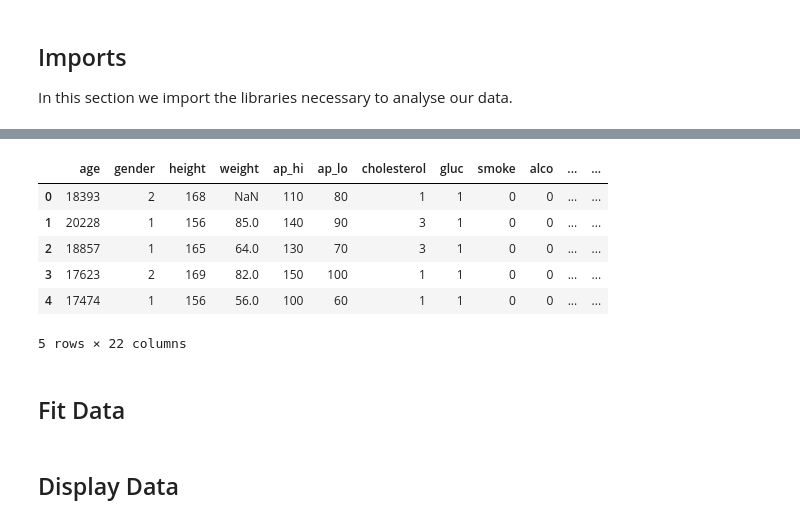
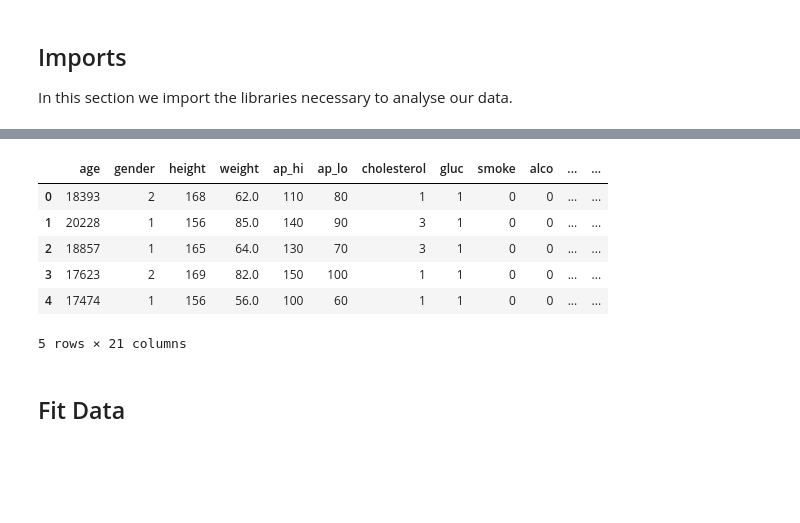
Before and after one commit to adam-fitz395/ML-Projects, a Jupyter notebook: Decision Tree/decision.ipynb, the cells around one changed output, grey strips where cells are left out. Cells and saved outputs as stored; diff of their text form; code cells hidden in the pictures; blank space fills up the shorter version.

```diff
--- a/Decision Tree/decision.ipynb
+++ b/Decision Tree/decision.ipynb
@@ -21,22 +30,27 @@ df=pd.read_csv("cardio_train.csv", sep=";")
 df = df.dropna(axis=0)
 df = df.drop('id', axis=1)
 
-# Drop weights below 40kg
-for weight in df['weight']:
-    if weight < 40:
-        df['weight'] = df['weight'].drop(axis=0, index=0)
+# Ensure height is in meters
+df['height_m'] = df['height'] / 100
 
-def categorize_weight(weight):
-    if 40 <= weight <= 60:
-        return '40 - 60'
-    elif 61 <= weight <= 80:
-        return '61 - 80'
-    elif 81 <= weight <= 100:
-        return '81 - 100'
+# Calculate BMI
+df['BMI'] = df['weight'] / (df['height_m'] ** 2)
+
+# Drop the temporary height_m column if not needed
+df = df.drop(columns=['height_m'])
+
+# Optionally categorize BMI (e.g., underweight, normal, overweight, obese)
+def categorize_bmi(bmi):
+    if bmi < 18.5:
+        return 'Underweight'
+    elif 18.5 <= bmi < 25:
+        return 'Normal'
+    elif 25 <= bmi < 30:
+        return 'Overweight'
     else:
-        return '100+'
+        return 'Obese'
 
-df['weight_category'] = df['weight'].apply(categorize_weight)
+df['BMI_category'] = df['BMI'].apply(categorize_bmi)
 
 # Get average blood pressure using high and low values
 df['bp_mean'] = df[['ap_hi', 'ap_lo']].mean(axis=1)
@@ -51,59 +65,44 @@ def categorize_bp(mean_bp):
         return 'Low'
 
 # Apply the categorization function
 df['bp_category'] = df['bp_mean'].apply(categorize_bp)
 
 # Convert ages to years
 df['ages_year'] = df['age'] // 365
 
 # Categorize ages into age groups
 def categorize_age(ages_year):
     if ages_year < 18:
         return 'Under 18'
     elif 18 <= ages_year <= 21:
-        return '18-21'
+        return '18 - 21'
     elif 21 < ages_year <= 40:
-        return '21-40'
+        return '21 - 40'
     elif 40 < ages_year <= 60:
-        return '41-60'
+        return '41 - 60'
     elif 60 < ages_year <= 80:
-        return '61-80'
+        return '61 - 80'
     else:
         return '80+'
 
 # Apply categorization
 df['age_category'] = df['ages_year'].apply(categorize_age)
 
-# Function to categorize height
-def categorize_height(height):
-    if height < 150:
-        return 'Short'
-    elif 150 <= height <= 170:
-        return 'Average'
-    elif 171 <= height <= 190:
-        return 'Tall'
-    else:
-        return 'Very Tall'
-
-# Apply categorization to height
-df['height_category'] = df['height'].apply(categorize_height)
-
 # Encode ages
 encoder = LabelEncoder()
-df['weight_category_encoded'] = encoder.fit_transform(df['weight_category'])
+df['BMI_category_encoded'] = LabelEncoder().fit_transform(df['BMI_category'])
 df['bp_category_encoded'] = encoder.fit_transform(df['bp_category'])
 df['age_category_encoded'] = encoder.fit_transform(df['age_category'])
-df['height_category_encoded'] = encoder.fit_transform(df['height_category'])
 
 df.head()
 # %% [output]
 |  | age | gender | height | weight | ap_hi | ap_lo | cholesterol | gluc | smoke | alco | ... | ... |
-| 0 | 18393 | 2 | 168 | NaN | 110 | 80 | 1 | 1 | 0 | 0 | ... | ... |
+| 0 | 18393 | 2 | 168 | 62.0 | 110 | 80 | 1 | 1 | 0 | 0 | ... | ... |
 | 1 | 20228 | 1 | 156 | 85.0 | 140 | 90 | 3 | 1 | 0 | 0 | ... | ... |
 | 2 | 18857 | 1 | 165 | 64.0 | 130 | 70 | 3 | 1 | 0 | 0 | ... | ... |
 | 3 | 17623 | 2 | 169 | 82.0 | 150 | 100 | 1 | 1 | 0 | 0 | ... | ... |
 | 4 | 17474 | 1 | 156 | 56.0 | 100 | 60 | 1 | 1 | 0 | 0 | ... | ... |
-5 rows × 22 columns
+5 rows × 21 columns
 # %% [markdown]
 ## Fit Data
 # %%
@@ -136,5 +118,3 @@ tree.fit(X_train, Y_train)
 # Use tree to predict and display accuracy
 Y_pred = tree.predict(X_test)
 accuracy = accuracy_score(Y_test, Y_pred)
-# %% [markdown]
-## Display Data
```
Also changed, not shown: parts of 8 cells of this notebook.
